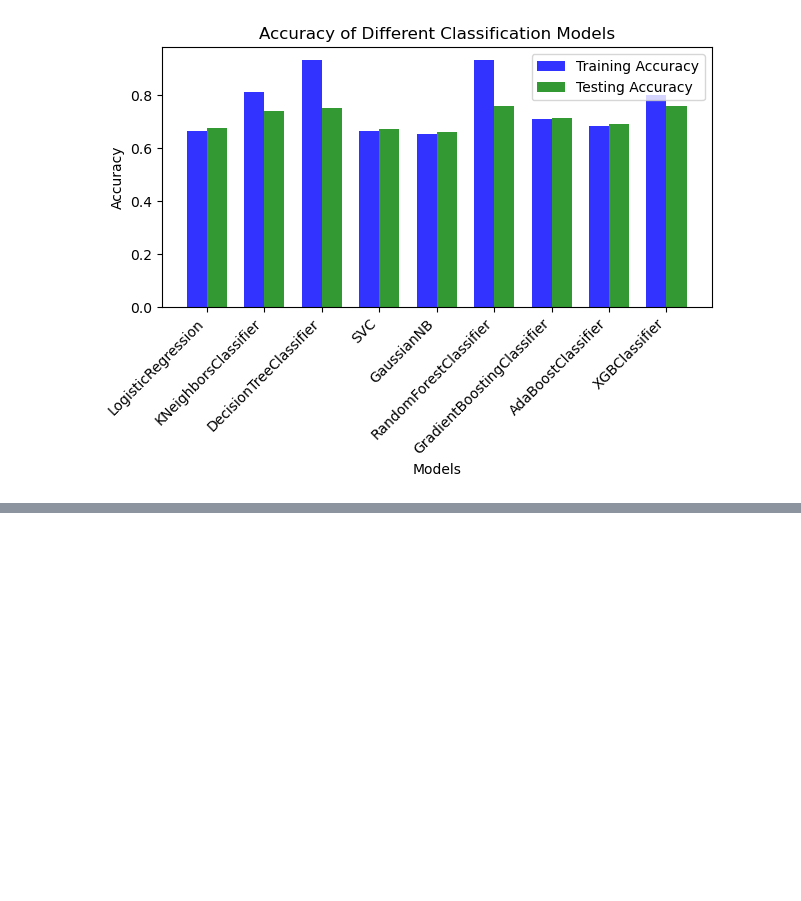
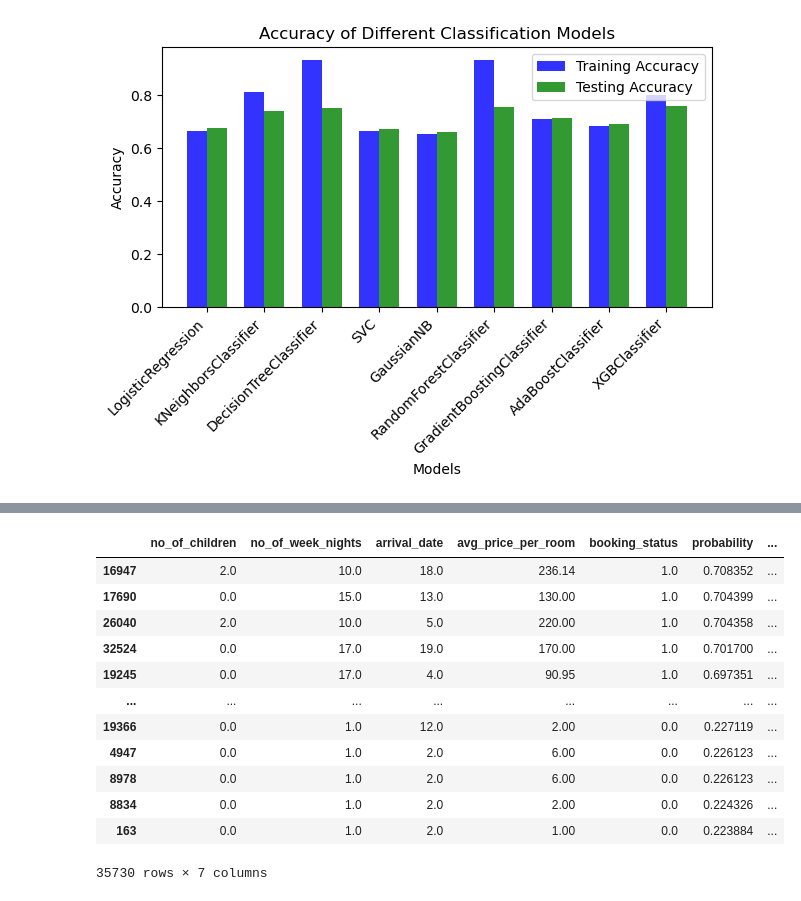
Before and after one commit to GabrielRenno/ddb_final_project, a Jupyter notebook: Modeling.ipynb, the cells around one changed output, grey strips where cells are left out. Cells and saved outputs as stored; diff of their text form; code cells hidden in the pictures; blank space fills up the shorter version.

```diff
--- a/Modeling.ipynb
+++ b/Modeling.ipynb
@@ -118,0 +230,22 @@ plt.show()
+# %%
+# Appenn the y to the dataframe
+df["booking_status"] = data["booking_status"]
+# %%
+# Sort by probability
+df.sort_values(by='probability', ascending=False, inplace=True)
+# %%
+df
+# %% [output]
+|  | no_of_children | no_of_week_nights | arrival_date | avg_price_per_room | booking_status | probability | ... |
+| 16947 | 2.0 | 10.0 | 18.0 | 236.14 | 1.0 | 0.708352 | ... |
+| 17690 | 0.0 | 15.0 | 13.0 | 130.00 | 1.0 | 0.704399 | ... |
+| 26040 | 2.0 | 10.0 | 5.0 | 220.00 | 1.0 | 0.704358 | ... |
+| 32524 | 0.0 | 17.0 | 19.0 | 170.00 | 1.0 | 0.701700 | ... |
+| 19245 | 0.0 | 17.0 | 4.0 | 90.95 | 1.0 | 0.697351 | ... |
+| ... | ... | ... | ... | ... | ... | ... | ... |
+| 19366 | 0.0 | 1.0 | 12.0 | 2.00 | 0.0 | 0.227119 | ... |
+| 4947 | 0.0 | 1.0 | 2.0 | 6.00 | 0.0 | 0.226123 | ... |
+| 8978 | 0.0 | 1.0 | 2.0 | 6.00 | 0.0 | 0.226123 | ... |
+| 8834 | 0.0 | 1.0 | 2.0 | 2.00 | 0.0 | 0.224326 | ... |
+| 163 | 0.0 | 1.0 | 2.0 | 1.00 | 0.0 | 0.223884 | ... |
+35730 rows × 7 columns
```
Also changed, not shown: parts of 5 cells of this notebook, 1 other file.
